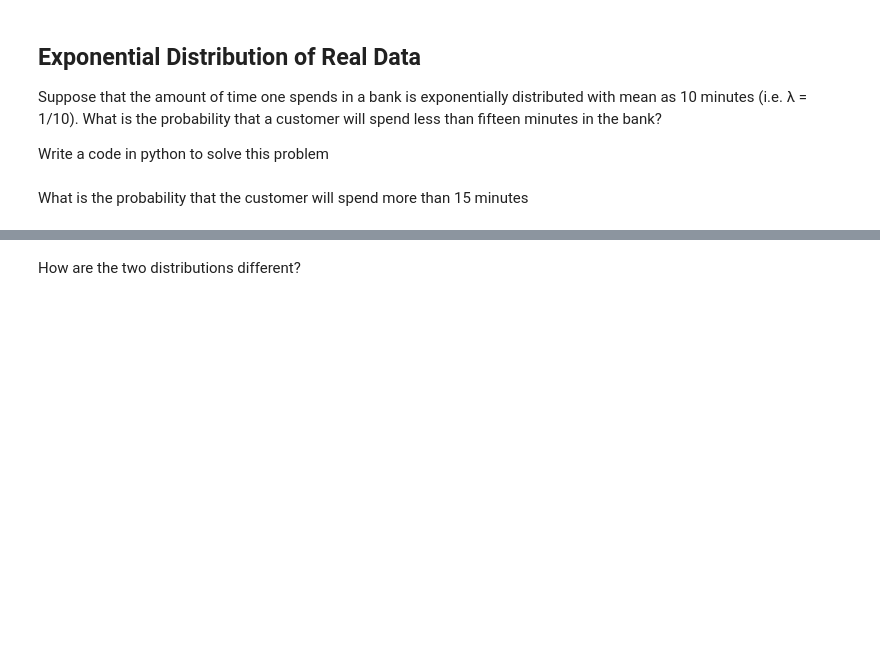
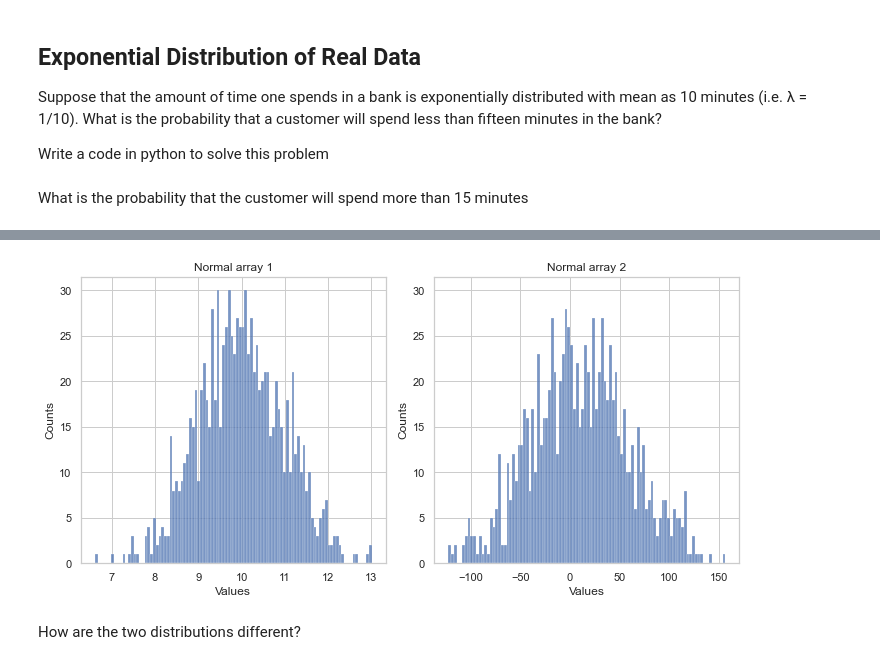
Before and after one commit to Ironhack-data-bcn-january-2023/lab-continuous-probability-distributions, a Jupyter notebook: your-code/main.ipynb, the cells around one changed output, grey strips where cells are left out. Saved outputs shown, nothing was run; the diff lists cells and outputs as text; code cells hidden in the pictures; blank space fills up the shorter version.

```diff
--- a/your-code/main.ipynb
+++ b/your-code/main.ipynb
@@ -188,2 +186,41 @@ Expected output:
+# %%
+from scipy.stats import norm
+
+def create_normal_sample (mu, sigma,N):
+    sample = norm(mu, sigma).rvs(N)
+    return sample
+# %%
+norm_sample_1 = create_normal_sample(10, 1, 1000)
+norm_sample_2 = create_normal_sample(10, 50,1000)
+# %%
+# Plotting the histograms
+# Create a figure with two subplots
+fig, (ax1, ax2) = plt.subplots(ncols=2, figsize=(10, 5))
+
+# Plot the histograms on each subplot
+sns.histplot(norm_sample_1, bins=100, ax=ax1)
+sns.histplot(norm_sample_2, bins=100, ax=ax2)
+
+# Set the y-axis limits to be the same for both subplots
+y_max = max(ax1.get_ylim()[1], ax2.get_ylim()[1])
+ax1.set_ylim(0, y_max)
+ax2.set_ylim(0, y_max)
+
+# Add labels and title to each subplot
+ax1.set_xlabel("Values")
+ax1.set_ylabel("Counts")
+ax1.set_title("Normal array 1")
+
+ax2.set_xlabel("Values")
+ax2.set_ylabel("Counts")
+ax2.set_title("Normal array 2")
+
+# Adjust the spacing between the subplots
+fig.tight_layout()
+
+# Display the plot
+plt.show()
+# %% [output]
+[figure, added]
 # %% [markdown]
 How are the two distributions different?
```
Also changed, not shown: parts of 6 cells of this notebook.
